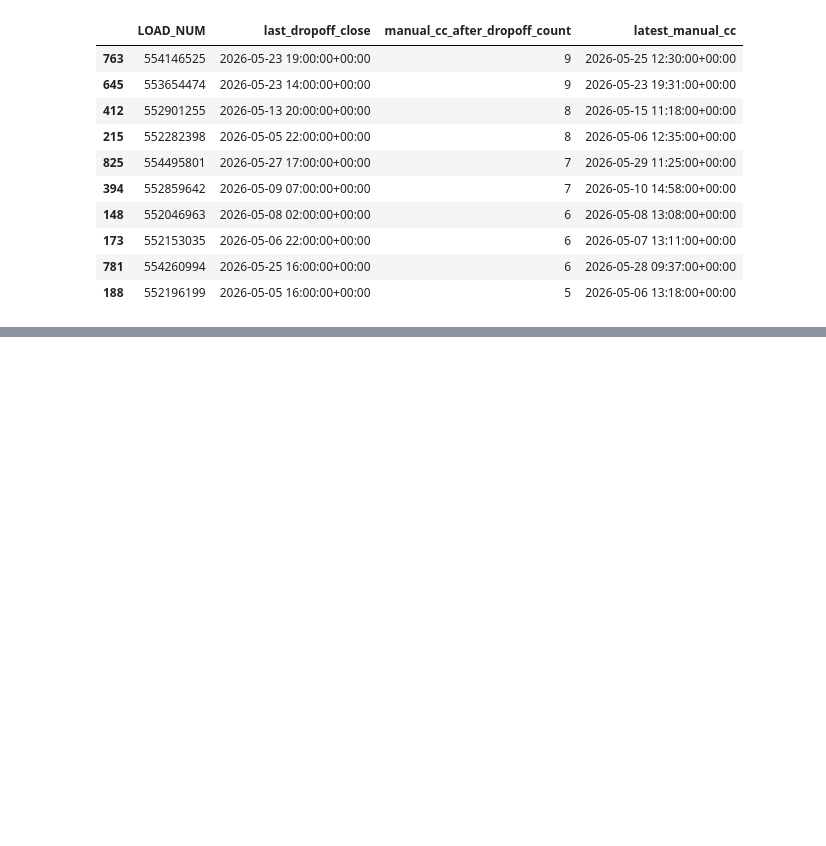
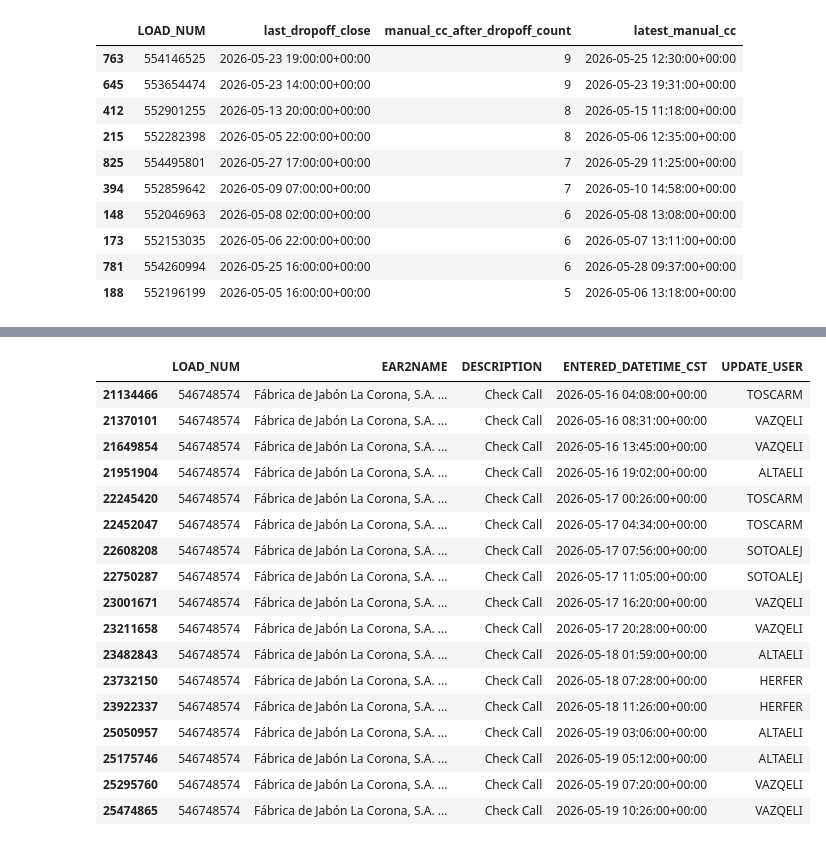
Before and after one commit to vugtlan/LoadTrackingOverProcessing, a Jupyter notebook: notebooks/loadTrackingOverProcessing.ipynb, the cells around one changed output, grey strips where cells are left out. Cells and saved outputs as stored; diff of their text form; code cells hidden in the pictures; blank space fills up the shorter version.

```diff
--- a/notebooks/loadTrackingOverProcessing.ipynb
+++ b/notebooks/loadTrackingOverProcessing.ipynb
@@ -1212,3 +1203,24 @@ Median gap duration (last auto CC → D-Close):      255 min
 | 23 | 550784132 | 2026-05-03 00:09:00+00:00 | 2026-05-04 17:00:00+00:00 | 2451.0 | 5 | ... |
 | 320 | 552404168 | 2026-05-04 20:35:00+00:00 | 2026-05-08 20:00:00+00:00 | 5725.0 | 5 | ... |
 | 894 | 554429980 | 2026-05-22 15:21:00+00:00 | 2026-05-23 00:00:00+00:00 | 519.0 | 4 | ... |
+# %%
+df[(df['LOAD_NUM']==546748574) & (pd.isnull(df['JOB_FAMILY_DESCRIPTION'])==False)][['LOAD_NUM','EAR2NAME','DESCRIPTION','ENTERED_DATETIME_CST','UPDATE_USER']]
+# %% [output]
+|  | LOAD_NUM | EAR2NAME | DESCRIPTION | ENTERED_DATETIME_CST | UPDATE_USER |
+| 21134466 | 546748574 | Fábrica de Jabón La Corona, S.A. ... | Check Call | 2026-05-16 04:08:00+00:00 | TOSCARM |
+| 21370101 | 546748574 | Fábrica de Jabón La Corona, S.A. ... | Check Call | 2026-05-16 08:31:00+00:00 | VAZQELI |
+| 21649854 | 546748574 | Fábrica de Jabón La Corona, S.A. ... | Check Call | 2026-05-16 13:45:00+00:00 | VAZQELI |
+| 21951904 | 546748574 | Fábrica de Jabón La Corona, S.A. ... | Check Call | 2026-05-16 19:02:00+00:00 | ALTAELI |
+| 22245420 | 546748574 | Fábrica de Jabón La Corona, S.A. ... | Check Call | 2026-05-17 00:26:00+00:00 | TOSCARM |
+| 22452047 | 546748574 | Fábrica de Jabón La Corona, S.A. ... | Check Call | 2026-05-17 04:34:00+00:00 | TOSCARM |
+| 22608208 | 546748574 | Fábrica de Jabón La Corona, S.A. ... | Check Call | 2026-05-17 07:56:00+00:00 | SOTOALEJ |
+| 22750287 | 546748574 | Fábrica de Jabón La Corona, S.A. ... | Check Call | 2026-05-17 11:05:00+00:00 | SOTOALEJ |
+| 23001671 | 546748574 | Fábrica de Jabón La Corona, S.A. ... | Check Call | 2026-05-17 16:20:00+00:00 | VAZQELI |
+| 23211658 | 546748574 | Fábrica de Jabón La Corona, S.A. ... | Check Call | 2026-05-17 20:28:00+00:00 | VAZQELI |
+| 23482843 | 546748574 | Fábrica de Jabón La Corona, S.A. ... | Check Call | 2026-05-18 01:59:00+00:00 | ALTAELI |
+| 23732150 | 546748574 | Fábrica de Jabón La Corona, S.A. ... | Check Call | 2026-05-18 07:28:00+00:00 | HERFER |
+| 23922337 | 546748574 | Fábrica de Jabón La Corona, S.A. ... | Check Call | 2026-05-18 11:26:00+00:00 | HERFER |
+| 25050957 | 546748574 | Fábrica de Jabón La Corona, S.A. ... | Check Call | 2026-05-19 03:06:00+00:00 | ALTAELI |
+| 25175746 | 546748574 | Fábrica de Jabón La Corona, S.A. ... | Check Call | 2026-05-19 05:12:00+00:00 | ALTAELI |
+| 25295760 | 546748574 | Fábrica de Jabón La Corona, S.A. ... | Check Call | 2026-05-19 07:20:00+00:00 | VAZQELI |
+| 25474865 | 546748574 | Fábrica de Jabón La Corona, S.A. ... | Check Call | 2026-05-19 10:26:00+00:00 | VAZQELI |
```
Also changed, not shown: parts of 14 cells of this notebook, 1 other file.
